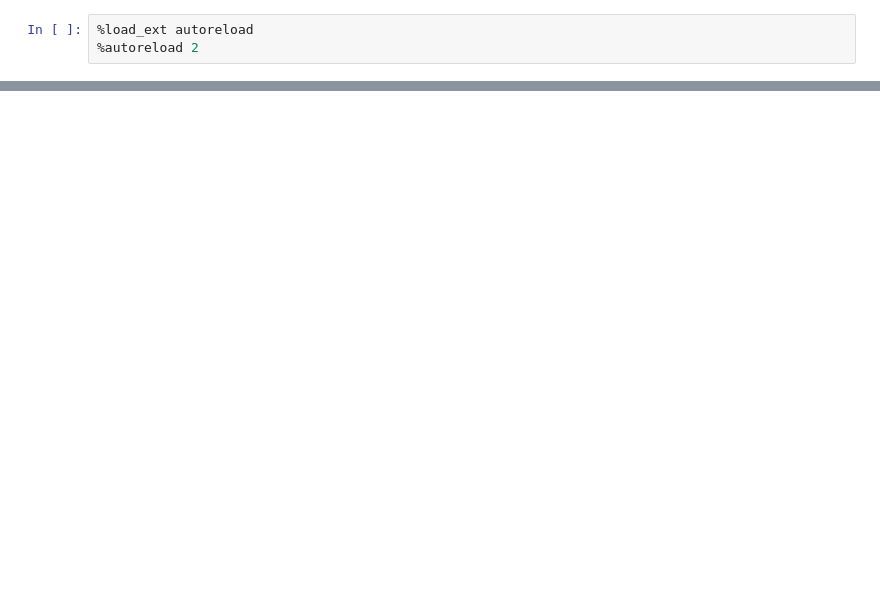
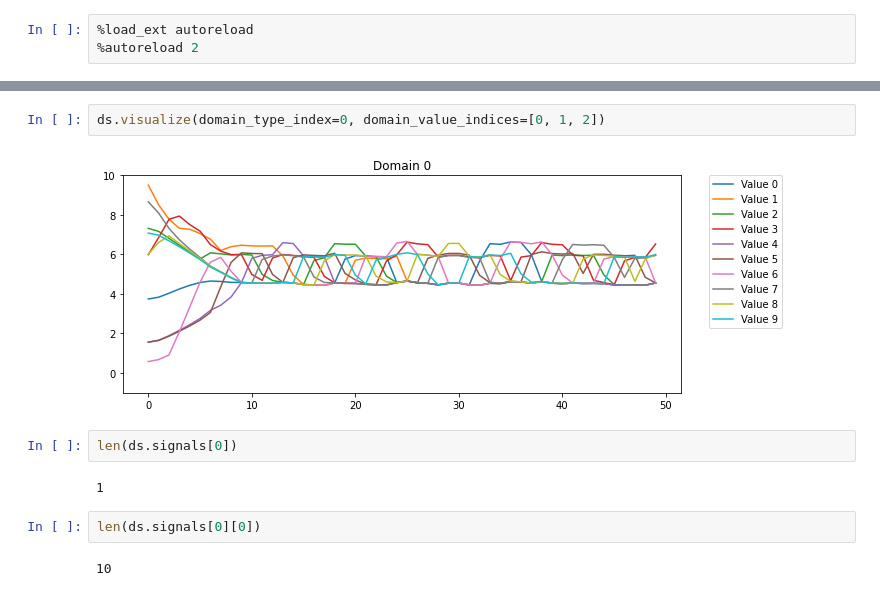
Before and after one commit to loglabs/ttb, a Jupyter notebook: scratch.ipynb, the cells around one changed output, grey strips where cells are left out. Cells and saved outputs as stored; diff of their text form; blank space fills up the shorter version.

Commit message:
adding visualization

```diff
--- a/scratch.ipynb
+++ b/scratch.ipynb
@@ -77,0 +66,12 @@ benchmark = ni_benchmark(
+# %%
+ds.visualize(domain_type_index=0, domain_value_indices=[0, 1, 2])
+# %% [output]
+[figure, added]
+# %%
+len(ds.signals[0])
+# %% [output]
+1
+# %%
+len(ds.signals[0][0])
+# %% [output]
+10
```
Also changed, not shown: parts of 8 cells of this notebook, 1 other file.
